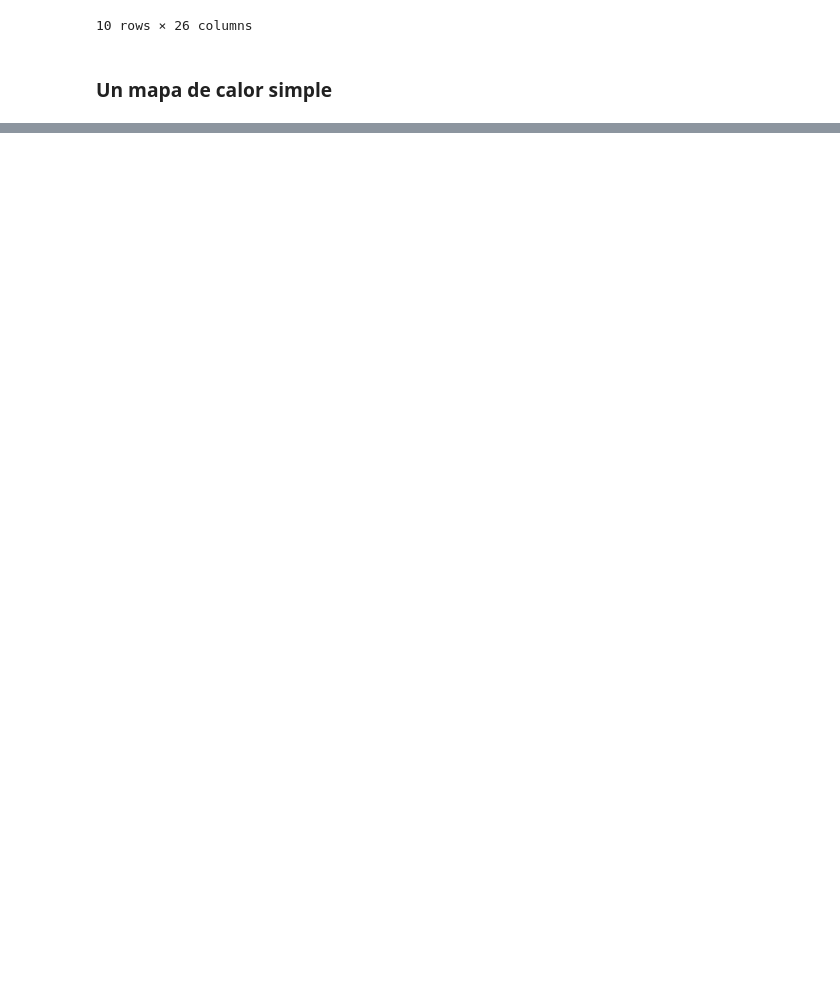
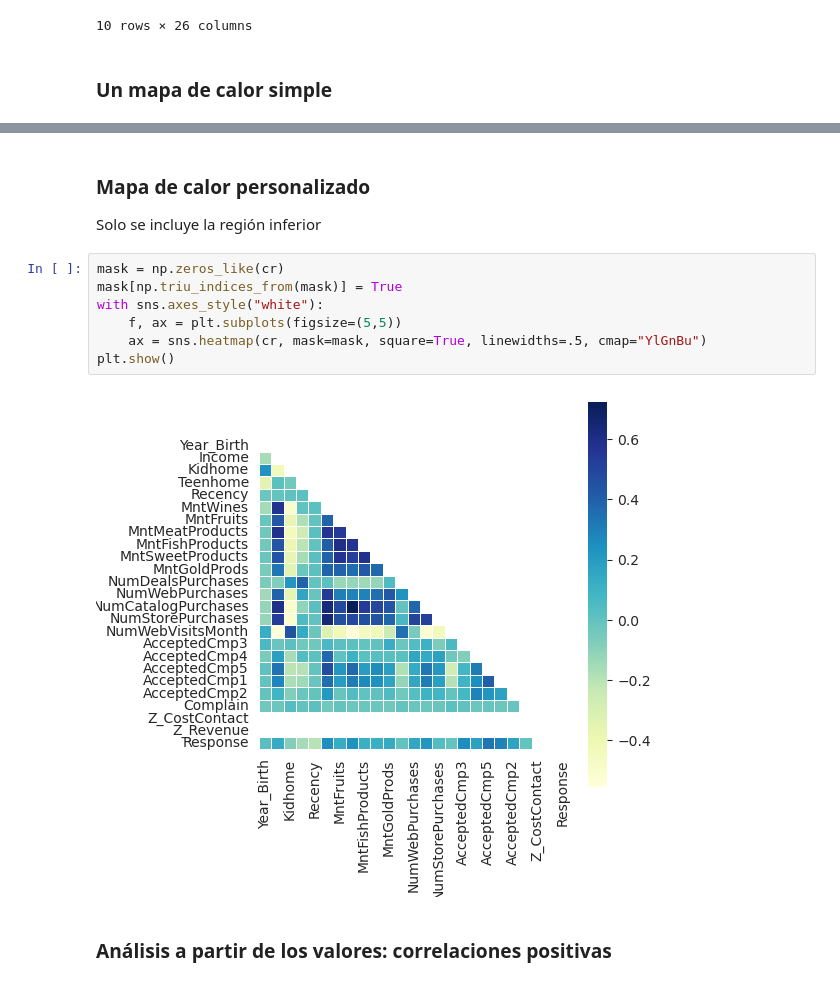
Before and after one commit to juandtap/IA_practica_01, a Jupyter notebook: practica_1_analisis_exploratorio_de_datos.ipynb, the cells around one changed output, grey strips where cells are left out. Saved outputs shown, nothing was run; the diff lists cells and outputs as text; blank space fills up the shorter version.

```diff
--- a/practica_1_analisis_exploratorio_de_datos.ipynb
+++ b/practica_1_analisis_exploratorio_de_datos.ipynb
@@ -229,0 +238,14 @@ plt.show()
+# %% [markdown]
+### Mapa de calor personalizado
+Solo se incluye la región inferior
+# %%
+mask = np.zeros_like(cr)
+mask[np.triu_indices_from(mask)] = True
+with sns.axes_style("white"):
+    f, ax = plt.subplots(figsize=(5,5))
+    ax = sns.heatmap(cr, mask=mask, square=True, linewidths=.5, cmap="YlGnBu")
+plt.show()
+# %% [output]
+[figure, added]
+# %% [markdown]
+### Análisis a partir de los valores: correlaciones positivas
```
Also changed, not shown: parts of 14 cells of this notebook.
